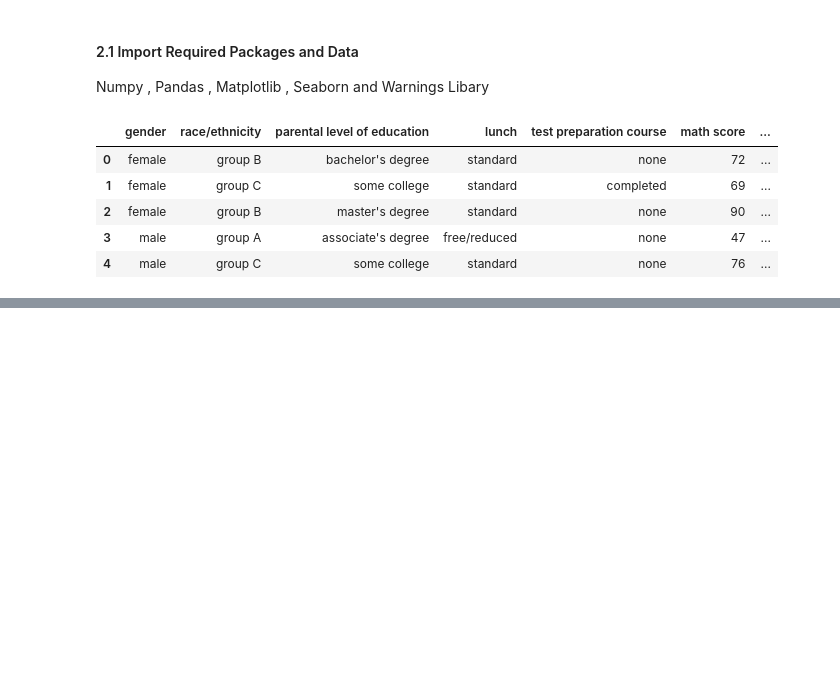
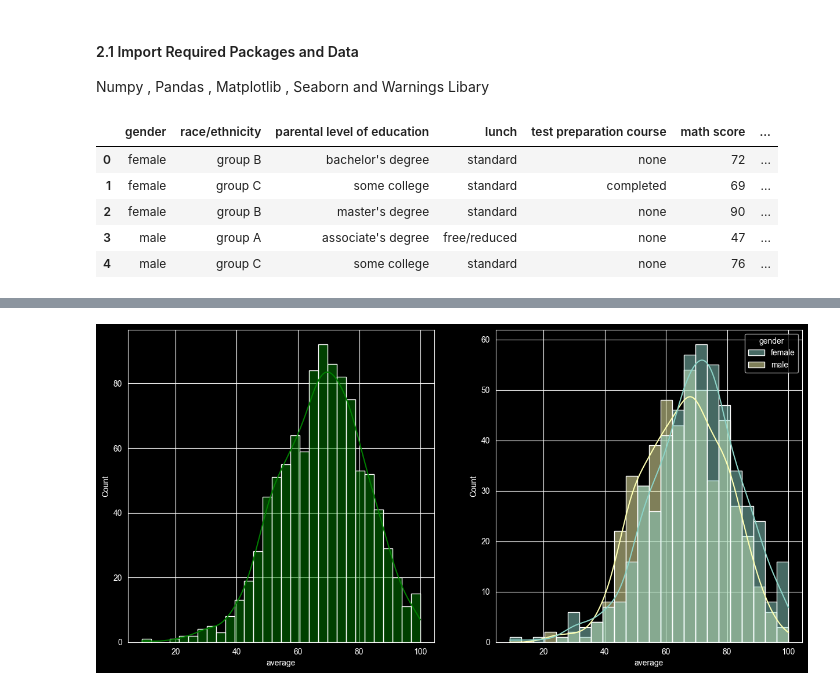
Before and after one commit to ashwinnm13/mlproject, a Jupyter notebook: notebook/EDA STUDENT PERFORMANCE.ipynb, the cells around one changed output, grey strips where cells are left out. Saved outputs shown, nothing was run; the diff lists cells and outputs as text; code cells hidden in the pictures; blank space fills up the shorter version.

```diff
--- a/notebook/EDA STUDENT PERFORMANCE.ipynb
+++ b/notebook/EDA STUDENT PERFORMANCE.ipynb
@@ -44,0 +204,8 @@ student_performance_data.head()
+# %%
+# Creating Total score and Average column
+
+student_performance_data['total score'] = student_performance_data['math score']+student_performance_data['reading score']+student_performance_data['writing score']
+
+student_performance_data['average'] = student_performance_data['total score']/3
+
+student_performance_data.head()
@@ -44,0 +280,10 @@ student_performance_data.head()
+# %%
+fig, axs = plt.subplots(1, 2, figsize=(15, 7))
+
+sns.histplot(data=student_performance_data, x='average', bins=30, kde=True, color='g', ax=axs[0])
+
+sns.histplot(data=student_performance_data, x='average', kde=True, hue='gender', ax=axs[1])
+
+plt.show()
+# %% [output]
+[figure, added]
```
Also changed, not shown: parts of 80 cells of this notebook.
